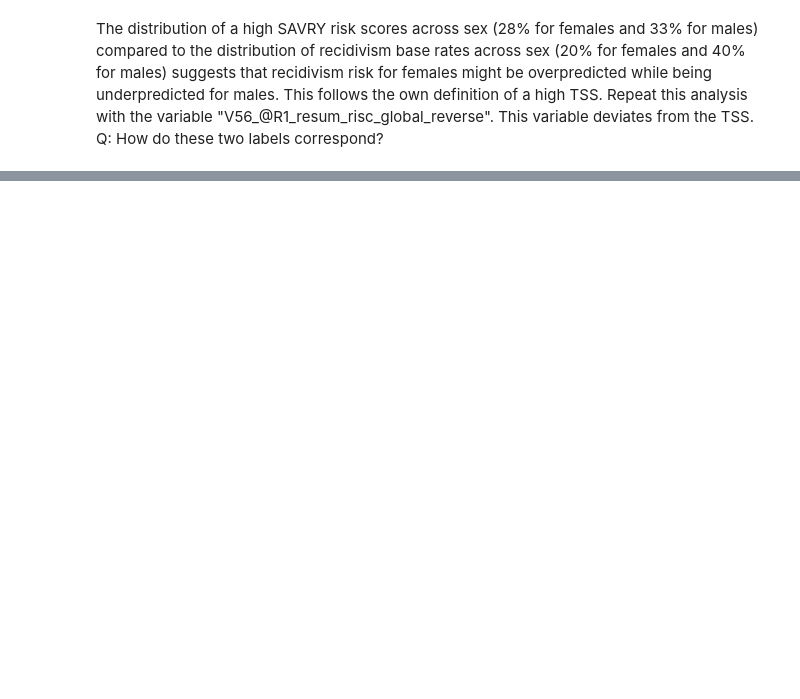
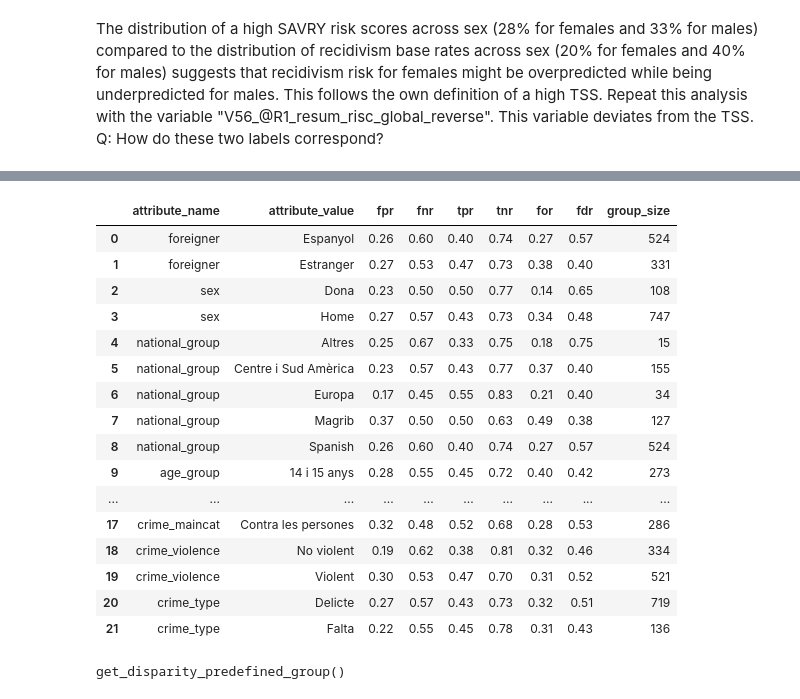
Before and after one commit to nkundiushuti/savry, a Jupyter notebook: Savry_Fair.ipynb, the cells around one changed output, grey strips where cells are left out. Saved outputs shown, nothing was run; the diff lists cells and outputs as text; code cells hidden in the pictures; blank space fills up the shorter version.

```diff
--- a/Savry_Fair.ipynb
+++ b/Savry_Fair.ipynb
@@ -164,0 +152,8 @@ del df2
+# %%
+##drop variables that do not work with the aequitas library
+df = df.drop(['full_score'], axis = 1)
+##also, first drop categorical variables with missings
+df = df.drop(['province'], axis = 1)
+df = df.drop(['prior_crimerec'], axis = 1)
+df = df.drop(['age_final'], axis = 1)
+df = df.drop(['prior_crime'], axis = 1)
@@ -173,0 +211,30 @@ NameError: name 'exit' is not defined
+# %%
+# Here's a subset of the crosstab data
+xtab[['attribute_name', 'attribute_value', 'fpr', 'fnr', 'tpr', 'tnr', 'for', 'fdr', 'group_size']].round(2)
+# %% [output]
+|  | attribute_name | attribute_value | fpr | fnr | tpr | tnr | for | fdr | group_size |
+| 0 | foreigner | Espanyol | 0.26 | 0.60 | 0.40 | 0.74 | 0.27 | 0.57 | 524 |
+| 1 | foreigner | Estranger | 0.27 | 0.53 | 0.47 | 0.73 | 0.38 | 0.40 | 331 |
+| 2 | sex | Dona | 0.23 | 0.50 | 0.50 | 0.77 | 0.14 | 0.65 | 108 |
+| 3 | sex | Home | 0.27 | 0.57 | 0.43 | 0.73 | 0.34 | 0.48 | 747 |
+| 4 | national_group | Altres | 0.25 | 0.67 | 0.33 | 0.75 | 0.18 | 0.75 | 15 |
+| 5 | national_group | Centre i Sud Amèrica | 0.23 | 0.57 | 0.43 | 0.77 | 0.37 | 0.40 | 155 |
+| 6 | national_group | Europa | 0.17 | 0.45 | 0.55 | 0.83 | 0.21 | 0.40 | 34 |
+| 7 | national_group | Magrib | 0.37 | 0.50 | 0.50 | 0.63 | 0.49 | 0.38 | 127 |
+| 8 | national_group | Spanish | 0.26 | 0.60 | 0.40 | 0.74 | 0.27 | 0.57 | 524 |
+| 9 | age_group | 14 i 15 anys | 0.28 | 0.55 | 0.45 | 0.72 | 0.40 | 0.42 | 273 |
+| ... | ... | ... | ... | ... | ... | ... | ... | ... | ... |
+| 17 | crime_maincat | Contra les persones | 0.32 | 0.48 | 0.52 | 0.68 | 0.28 | 0.53 | 286 |
+| 18 | crime_violence | No violent | 0.19 | 0.62 | 0.38 | 0.81 | 0.32 | 0.46 | 334 |
+| 19 | crime_violence | Violent | 0.30 | 0.53 | 0.47 | 0.70 | 0.31 | 0.52 | 521 |
+| 20 | crime_type | Delicte | 0.27 | 0.57 | 0.43 | 0.73 | 0.32 | 0.51 | 719 |
+| 21 | crime_type | Falta | 0.22 | 0.55 | 0.45 | 0.78 | 0.31 | 0.43 | 136 |
+# %%
+b = Bias()
+bdf = b.get_disparity_predefined_groups(xtab, {'national_group':'Spanish', 'sex':'Home', 'prior_crimes':'1 fet', \
+                                              'age_group': '14 i 15 anys','crime_maincat': \
+                                               'Contra la propietat no violent', \
+                                              'crime_violence':'No violent','crime_type':'Delicte', \
+                                               'foreigner': 'Espanyol' })
+# %% [output]
+get_disparity_predefined_group()
```
Also changed, not shown: parts of 23 cells of this notebook, 1 other file.
